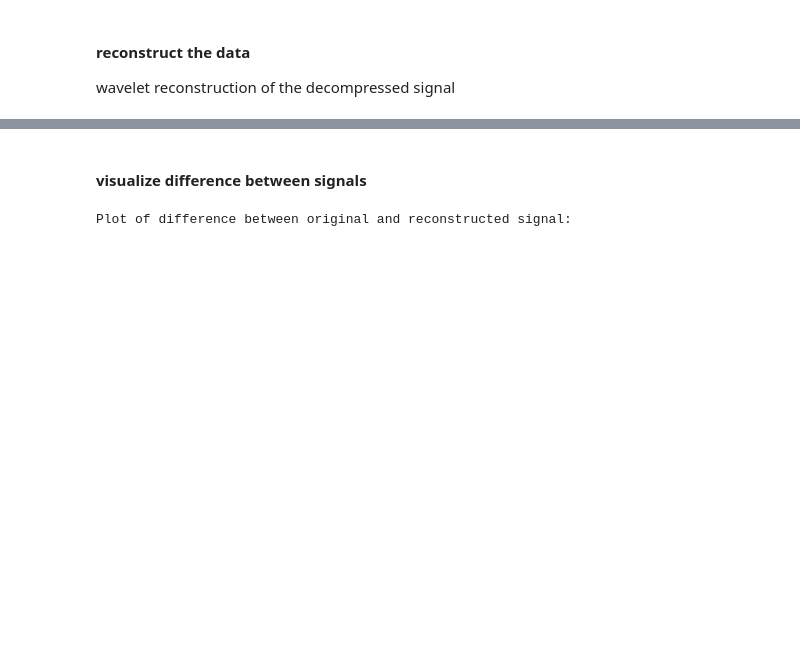
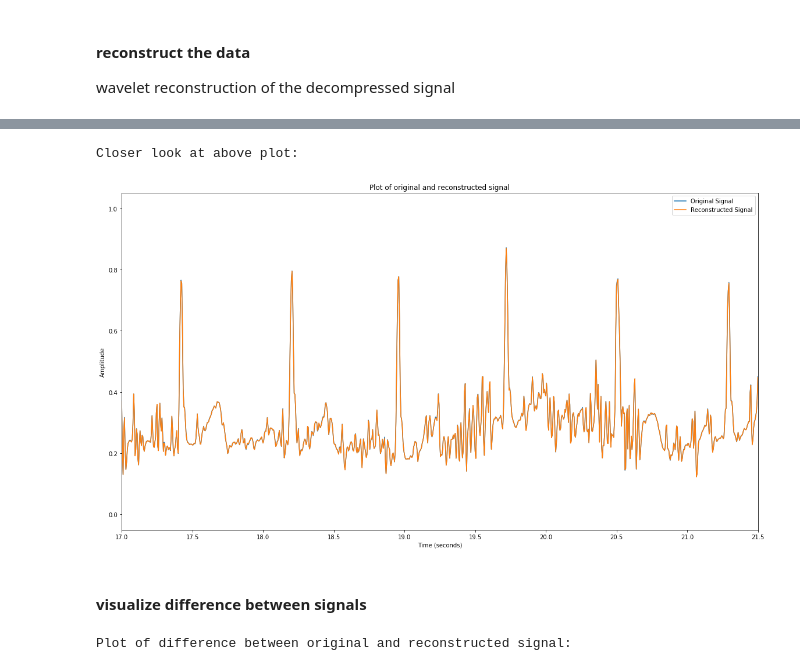
Before and after one commit to DigitalBiomarkerDiscoveryPipeline/Data-Compression-Toolbox, a Jupyter notebook: Joe/wavelet transform/code_wavelet_ecg.ipynb, the cells around one changed output, grey strips where cells are left out. Saved outputs shown, nothing was run; the diff lists cells and outputs as text; code cells hidden in the pictures; blank space fills up the shorter version.

```diff
--- a/Joe/wavelet transform/code_wavelet_ecg.ipynb
+++ b/Joe/wavelet transform/code_wavelet_ecg.ipynb
@@ -998,3 +1014,21 @@ Plot of original signal through the process of compression and decompression:
+# %%
+print('Closer look at above plot:')
+
+t = [i/FS for i in range(len(data))]
+plt.subplots(figsize=(16,9))
+plt.plot(t, data, label='Original Signal')
+plt.plot(t, data_reconstructed, label='Reconstructed Signal')
+plt.title('Plot of original and reconstructed signal')
+plt.xlabel('Time (seconds)')
+plt.ylabel('Amplitude')
+plt.tight_layout()
+plt.legend(loc=1)
+axes = plt.gca()
+axes.set_xlim((17, 21.5))
+plt.show()
+# %% [output]
+Closer look at above plot:
+[figure, added]
 # %% [markdown]
 #### visualize difference between signals
 # %%
```
Also changed, not shown: parts of 21 cells of this notebook, 3 other files.
